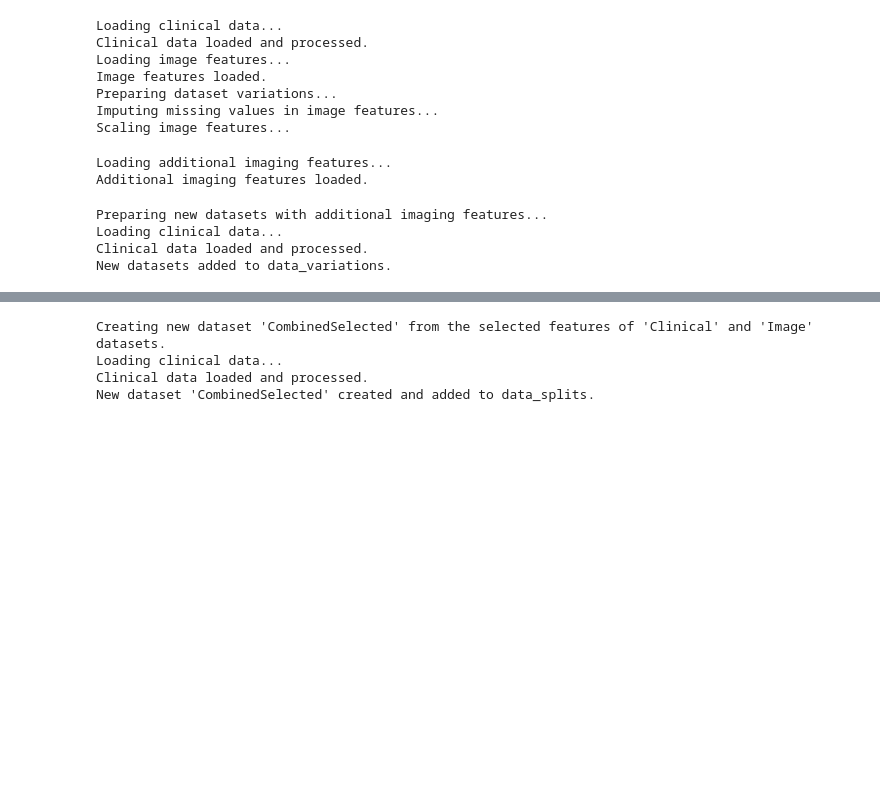
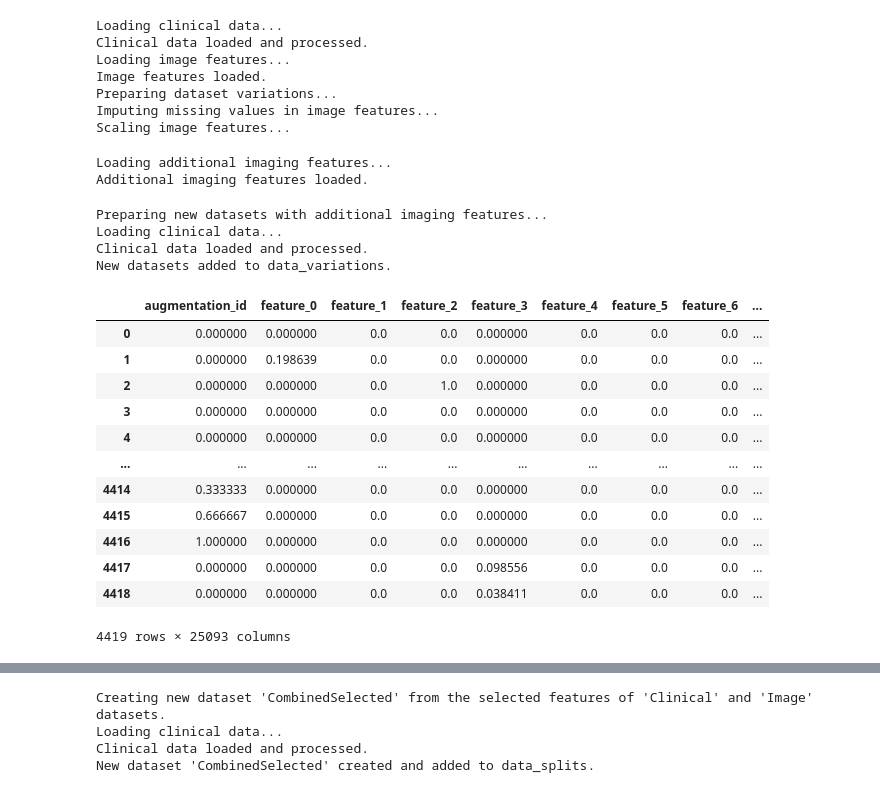
Before and after one commit to MeevEnayet/sparkMLproject, a Jupyter notebook: modelTraining_Oct20.ipynb, the cells around one changed output, grey strips where cells are left out. Saved outputs shown, nothing was run; the diff lists cells and outputs as text; code cells hidden in the pictures; blank space fills up the shorter version.

```diff
--- a/modelTraining_Oct20.ipynb
+++ b/modelTraining_Oct20.ipynb
@@ -163,20 +163,28 @@ def load_clinical_data(clinical_data_path):
 def load_image_features(features_path):
     """
     Loads and processes image features from a compressed pickle file.
-
-    Parameters:
-    - features_path (str): Path to the compressed pickle file containing image features.
-
-    Returns:
-    - pd.DataFrame: Processed image features.
+    Now includes augmentation id extracted from keys.
+    Handles slice_numbers with additional characters like parentheses.
     """
     print("Loading image features...")
     with gzip.open(features_path, 'rb') as f:
         features_dict = pickle.load(f)
 
-    # Extract patient IDs and features
+    # Function to extract numeric slice_number
+    def extract_slice_number(slice_str):
+        import re
+        # Use regular expression to extract the first sequence of digits
+        match = re.search(r'\d+', slice_str)
+        if match:
+            return int(match.group())
+        else:
+            return None  # or raise an exception if appropriate
+
+    # Extract patient IDs, slice numbers, augmentation ids, and features
     features_data = {
         'patient_id': [key.split('-')[0] for key in features_dict.keys()],
+        'slice_number': [extract_slice_number(key.split('-')[1].split('_')[0]) for key in features_dict.keys()],
+        'augmentation_id': [int(key.split('_')[1]) for key in features_dict.keys()],
         **{
             f'feature_{i}': [features_dict[key][i] for key in features_dict.keys()]
             for i in range(len(next(iter(features_dict.values()))))
@@ -186,8 +194,11 @@ def load_image_features(features_path):
     # Create a DataFrame
     features_df = pd.DataFrame(features_data)
     features_df['patient_id'] = features_df['patient_id'].astype(str)
+    # 'slice_number' is already converted to int in extract_slice_number
+    features_df['augmentation_id'] = features_df['augmentation_id'].astype(int)
     print("Image features loaded.")
     return features_df
+
 
 
 
@@ -205,16 +216,20 @@ def load_and_preprocess_data(clinical_data_path, features_path):
     # Handle missing data in image features
     print("Imputing missing values in image features...")
     imputer = SimpleImputer(strategy='mean')
-    features_df_imputed = imputer.fit_transform(features_df.drop(columns=['patient_id']))
+    # Include 'augmentation_id' and 'slice_number' during imputation
+    features_to_impute = features_df.drop(columns=['patient_id', 'slice_number'])
+    features_df_imputed = imputer.fit_transform(features_to_impute)
 
     # Feature scaling
     print("Scaling image features...")
     scaler = MinMaxScaler()
     features_df_scaled = scaler.fit_transform(features_df_imputed)
 
-    # Create a DataFrame for scaled features
-    features_scaled_df = pd.DataFrame(features_df_scaled, columns=[f'feature_{i}' for i in range(features_df_scaled.shape[1])])
+    # Create a DataFrame for scaled features, including 'augmentation_id' and 'slice_number'
+    feature_columns = features_to_impute.columns
+    features_scaled_df = pd.DataFrame(features_df_scaled, columns=feature_columns)
     features_scaled_df['patient_id'] = features_df['patient_id'].values
+
 
     # Now, merge scaled image features with clinical data
     data_scaled = features_scaled_df.merge(
@@ -227,6 +242,7 @@ def load_and_preprocess_data(clinical_data_path, features_path):
     image_feature_columns = [col for col in data_scaled.columns if 'feature_' in col]
 
     X_image = data_scaled[image_feature_columns]
+    X_image['augmentation_id'] = data_scaled['augmentation_id']
     y_image = data_scaled['response'].astype(int)
     groups_image = data_scaled['patient_id']
 
@@ -382,6 +398,22 @@ Preparing new datasets with additional imaging features...
 Loading clinical data...
 Clinical data loaded and processed.
 New datasets added to data_variations.
+# %%
+data_variations['Combined'][0]
+# %% [output]
+|  | augmentation_id | feature_0 | feature_1 | feature_2 | feature_3 | feature_4 | feature_5 | feature_6 | ... |
+| 0 | 0.000000 | 0.000000 | 0.0 | 0.0 | 0.000000 | 0.0 | 0.0 | 0.0 | ... |
+| 1 | 0.000000 | 0.198639 | 0.0 | 0.0 | 0.000000 | 0.0 | 0.0 | 0.0 | ... |
+| 2 | 0.000000 | 0.000000 | 0.0 | 1.0 | 0.000000 | 0.0 | 0.0 | 0.0 | ... |
+| 3 | 0.000000 | 0.000000 | 0.0 | 0.0 | 0.000000 | 0.0 | 0.0 | 0.0 | ... |
+| 4 | 0.000000 | 0.000000 | 0.0 | 0.0 | 0.000000 | 0.0 | 0.0 | 0.0 | ... |
+| ... | ... | ... | ... | ... | ... | ... | ... | ... | ... |
+| 4414 | 0.333333 | 0.000000 | 0.0 | 0.0 | 0.000000 | 0.0 | 0.0 | 0.0 | ... |
+| 4415 | 0.666667 | 0.000000 | 0.0 | 0.0 | 0.000000 | 0.0 | 0.0 | 0.0 | ... |
+| 4416 | 1.000000 | 0.000000 | 0.0 | 0.0 | 0.000000 | 0.0 | 0.0 | 0.0 | ... |
+| 4417 | 0.000000 | 0.000000 | 0.0 | 0.0 | 0.098556 | 0.0 | 0.0 | 0.0 | ... |
+| 4418 | 0.000000 | 0.000000 | 0.0 | 0.0 | 0.038411 | 0.0 | 0.0 | 0.0 | ... |
+4419 rows × 25093 columns
 # %%
 #Data Train Test Split
 def stratified_group_split(X, y, groups, test_size=0.2, random_state=None):
```
Also changed, not shown: parts of 19 cells of this notebook.
